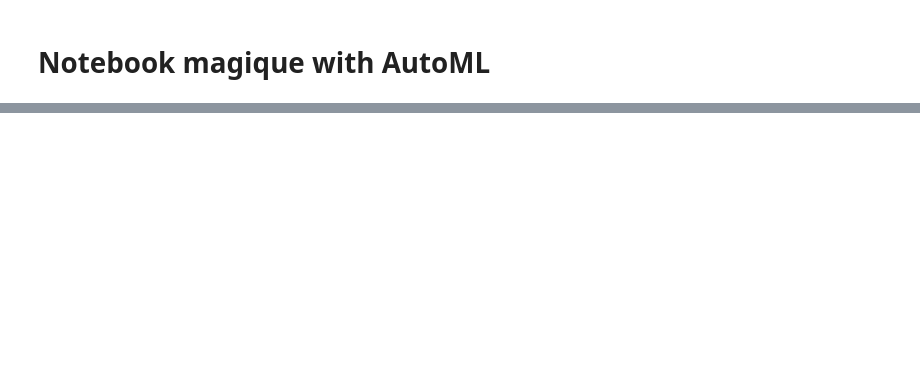
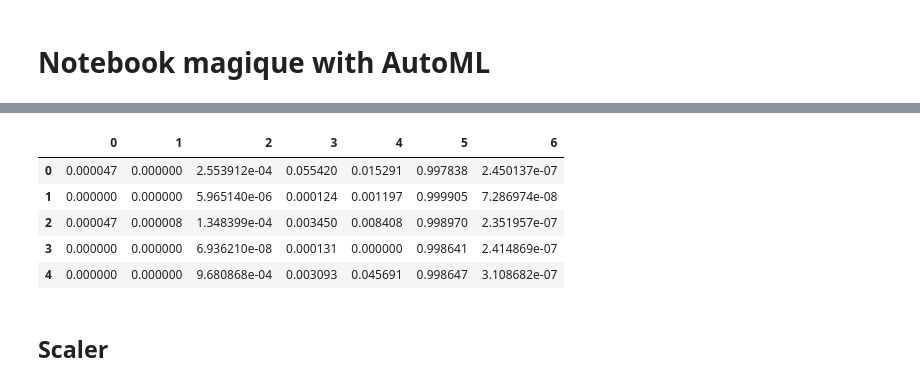
Before and after one commit to antoinegleisberg/INF554_kaggle, a Jupyter notebook: AutoML.ipynb, the cells around one changed output, grey strips where cells are left out. Cells and saved outputs as stored; diff of their text form; code cells hidden in the pictures; blank space fills up the shorter version.

```diff
--- a/AutoML.ipynb
+++ b/AutoML.ipynb
@@ -26,27 +36,23 @@ X_test = X_test.drop(['retweets_count'], axis=1)
 # %%
+
 #mentions is always empty -> DROP Mention
+train_data = train_data.drop(['mentions'], axis=1)
 
-X_train = X_train.drop(['mentions'], axis=1)
-X_test = X_test.drop(['mentions'], axis=1)
+#drop verified
+train_data= train_data.drop(['verified'], axis=1)
 
 #Tweet id is not relevant -> DROP Tweet id
-X_train = X_train.drop(['TweetID'], axis=1)
-X_test = X_test.drop(['TweetID'], axis=1)
+train_data = train_data.drop(['TweetID'], axis=1)
+
+#add a column to data which counts url
+#X_train['url_count'] = X_train['urls'].str.count('http')
+#X_test['url_count'] = X_test['urls'].str.count('http')
+train_data= train_data.drop(['urls'], axis=1)
+#add a column to data which counts hashtags
+train_data= train_data.drop(['hashtags'], axis=1)
+#drop the text column
+train_data = train_data.drop(['text'], axis=1)
 
 
-#add a column to data which counts url
-X_train['url_count'] = X_train['urls'].str.count('http')
-X_test['url_count'] = X_test['urls'].str.count('http')
-X_train = X_train.drop(['urls'], axis=1)
-X_test = X_test.drop(['urls'], axis=1)
-
-
-
-
-#drop the text column
-X_train = X_train.drop(['text'], axis=1)
-X_test = X_test.drop(['text'], axis=1)
-
-#drop the hashtags column
-X_train = X_train.drop(['hashtags'], axis=1)
-X_test = X_test.drop(['hashtags'], axis=1)
+#add a column to data which makes followers/friends
+train_data['followers_friends'] = train_data['followers_count'] / (train_data['friends_count'].apply(lambda x: x+1))
@@ -113,0 +59,14 @@ Best pipeline: RandomForestRegressor(input_matrix, bootstrap=True, max_features=
+# %%
+#array to df
+train_data = pd.DataFrame(train_data, columns=eval_data.drop(['TweetID'], axis=1).columns)
+#add columns title
+train_data.head()
+# %% [output]
+|  | 0 | 1 | 2 | 3 | 4 | 5 | 6 |
+| 0 | 0.000047 | 0.000000 | 2.553912e-04 | 0.055420 | 0.015291 | 0.997838 | 2.450137e-07 |
+| 1 | 0.000000 | 0.000000 | 5.965140e-06 | 0.000124 | 0.001197 | 0.999905 | 7.286974e-08 |
+| 2 | 0.000047 | 0.000008 | 1.348399e-04 | 0.003450 | 0.008408 | 0.998970 | 2.351957e-07 |
+| 3 | 0.000000 | 0.000000 | 6.936210e-08 | 0.000131 | 0.000000 | 0.998641 | 2.414869e-07 |
+| 4 | 0.000000 | 0.000000 | 9.680868e-04 | 0.003093 | 0.045691 | 0.998647 | 3.108682e-07 |
+# %% [markdown]
+## Scaler
```
Also changed, not shown: parts of 17 cells of this notebook, 3 other files.
